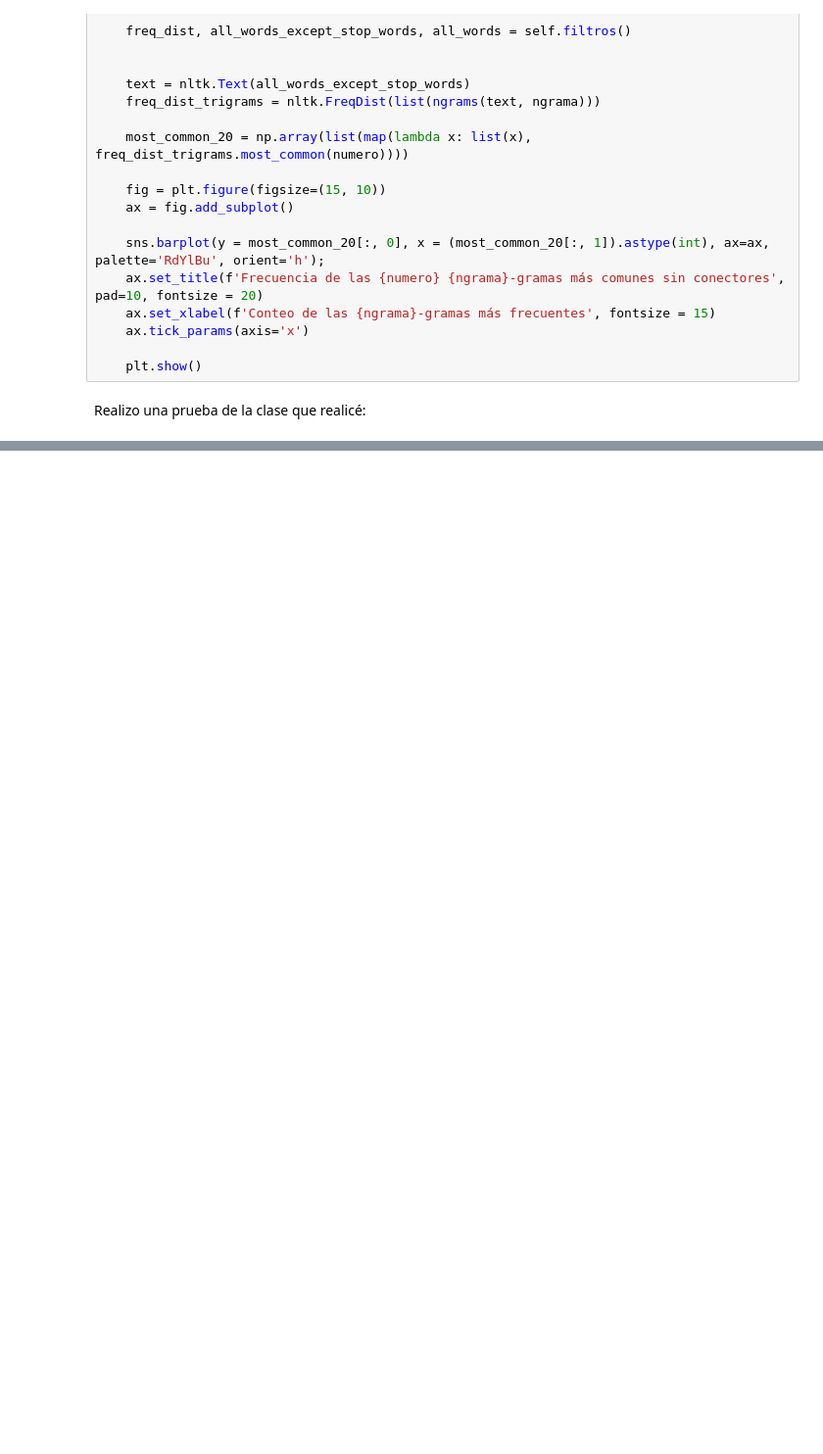
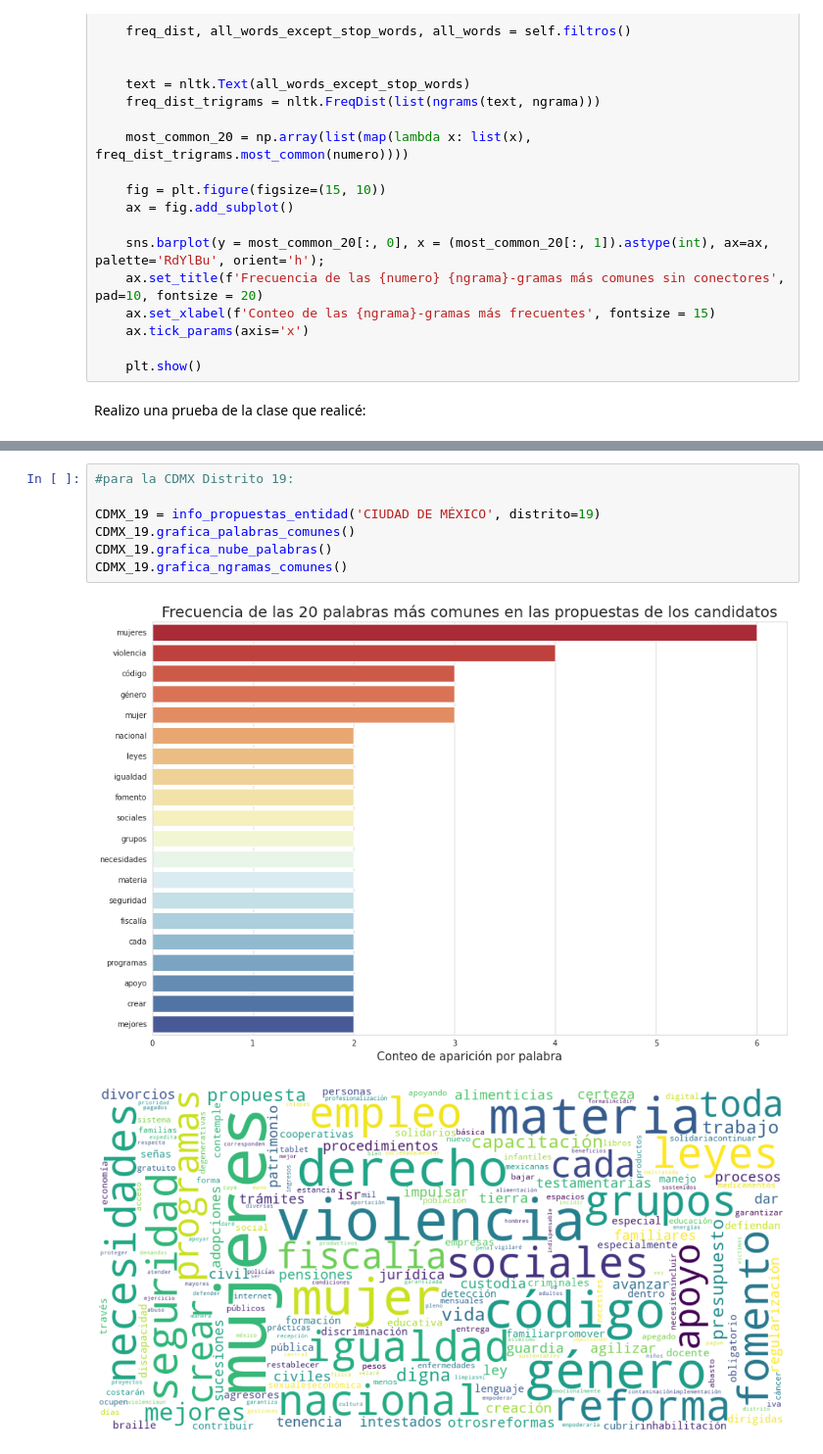
Before and after one commit to zoegarm/Analisis_INE_2021, a Jupyter notebook: Analsis_BD_INE_2021.ipynb, the cells around one changed output, grey strips where cells are left out. Shown at 98% size. Cells and saved outputs as stored; diff of their text form; blank space fills up the shorter version.

```diff
--- a/Analsis_BD_INE_2021.ipynb
+++ b/Analsis_BD_INE_2021.ipynb
@@ -266 +270,11 @@ CDMX.grafica_ngramas_comunes()
 [figure]
+# %%
+#para la CDMX Distrito 19:
+
+CDMX_19 = info_propuestas_entidad('CIUDAD DE MÉXICO', distrito=19)
+CDMX_19.grafica_palabras_comunes()
+CDMX_19.grafica_nube_palabras()
+CDMX_19.grafica_ngramas_comunes()
+# %% [output]
+[figure, added]
+[figure, added]
```
Also changed, not shown: parts of 4 cells of this notebook.
